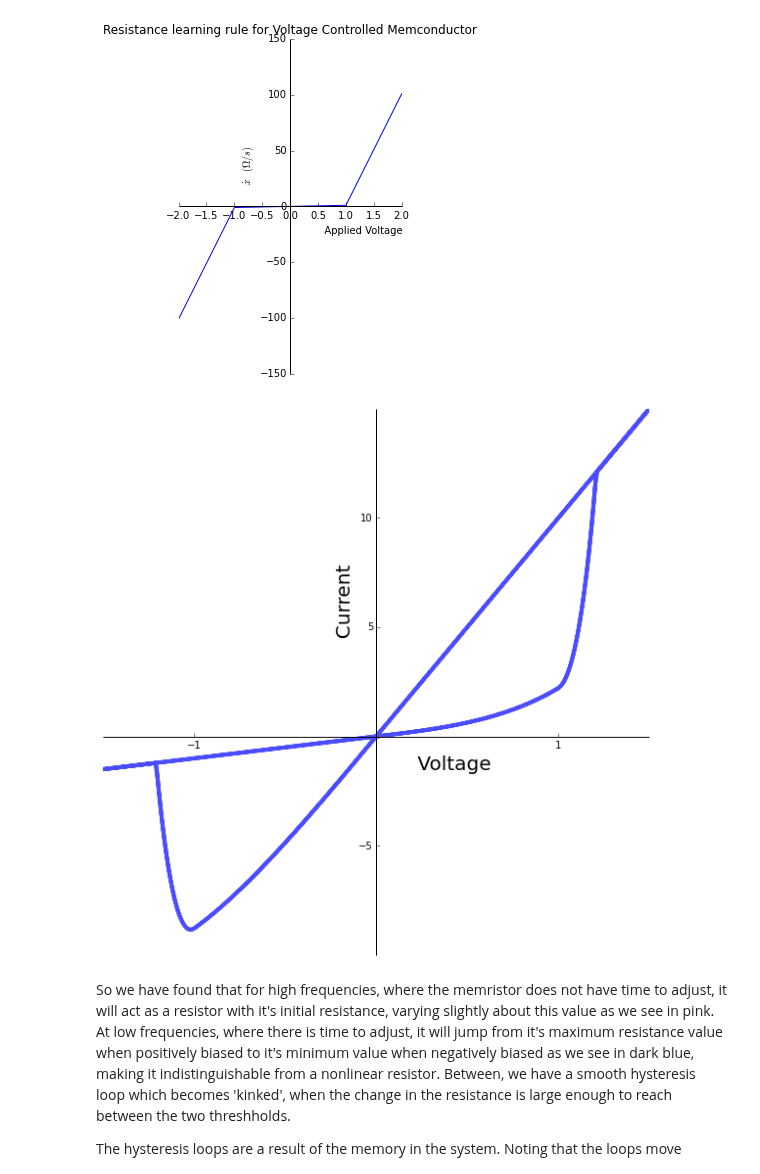
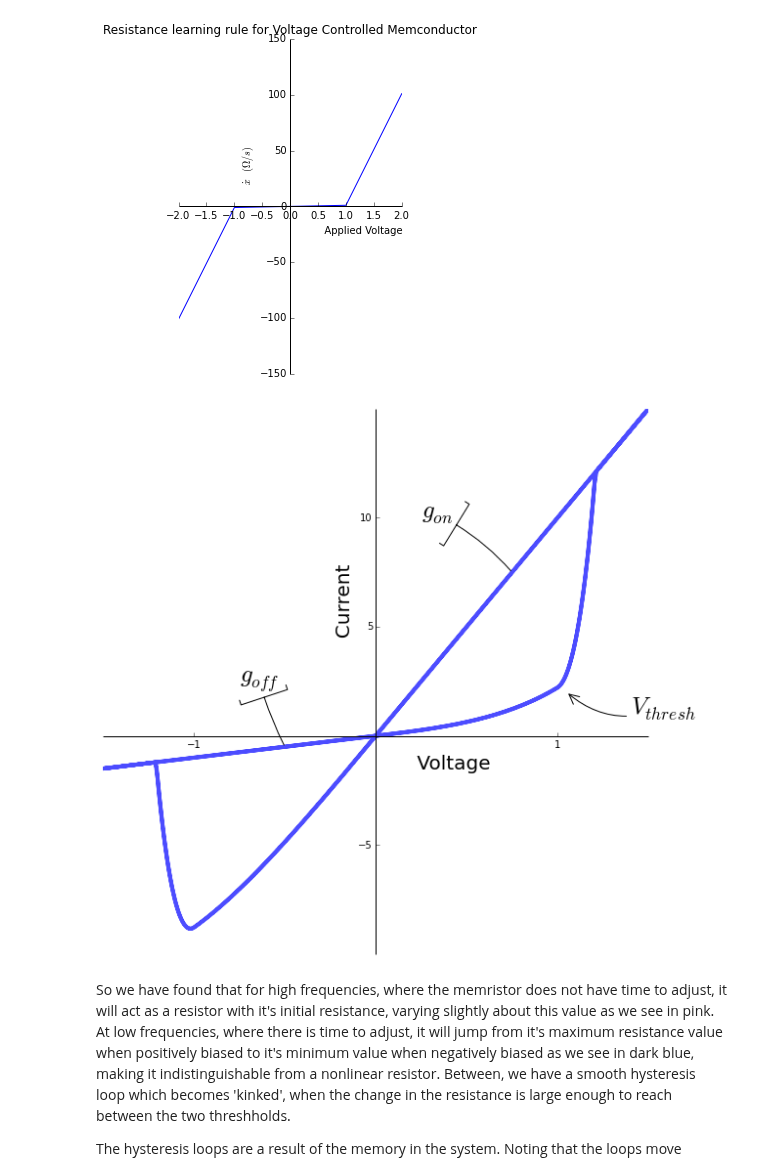
Before and after one commit to forrestsheldon/memNets, a Jupyter notebook: Memory_Devices.ipynb, the cells around one changed output. Saved outputs shown, nothing was run; the diff lists cells and outputs as text; code cells hidden in the pictures.

Commit message:
Working on figures for the presentation

```diff
--- a/Memory_Devices.ipynb
+++ b/Memory_Devices.ipynb
@@ -268,34 +268,49 @@ fig, ax = plt.subplots(figsize=(10,10))
 
 freq = 0.05
 def voltage(t):
     return 1.5 * np.sin(2 * np.pi * freq * t)
 
 t = np.linspace(0, 2 / freq, 1000)
 
 x = integrate_VC_memR(GisX, vc_memG_xdot, voltage, t, np.array([1,]), np.array([1,]),  np.array([10,]))
 # make sure to flatten x if we have only one internal variable
 G = map(GisX, x.flatten(), voltage(t), t)
 I = G * voltage(t)
 
 ax.plot(voltage(t), I, label='f='+str(freq), lw=4, alpha=0.7)
 
 ax.spines['right'].set_color('none')
 ax.spines['top'].set_color('none')
 
 ax.xaxis.set_ticks_position('bottom')
 ax.spines['bottom'].set_position(('data',0)) # set position of x spine to x=0
 
 ax.yaxis.set_ticks_position('left')
 ax.spines['left'].set_position(('data',0))   # set position of y spine to y=0
 
 ax.set_xlabel("                         Voltage", fontsize=20)
 ax.set_ylabel("                          Current", fontsize=20)
 
 ax.set_xticks([-1, 1])
 ax.set_yticks([-5, 5, 10])
 fig.savefig(filename='Advancement_presentation/hysteresis.png')
+ax.annotate(r'$g_{on}$', xy=(0.75, 7.5), xycoords='data',
+            xytext=(0.25, 10), textcoords='data', fontsize=25,
+            arrowprops=dict(arrowstyle="]-", connectionstyle='arc3,rad=-0.1'))
+
+fig.savefig(filename='Advancement_presentation/hysteresis_on.png')
+ax.annotate(r'$g_{off}$', xy=(-0.5, -0.5), xycoords='data',
+            xytext=(-0.75, 2.5), textcoords='data', fontsize=25,
+            arrowprops=dict(arrowstyle="]-", connectionstyle='arc3,rad=0.05'))
+
+fig.savefig(filename='Advancement_presentation/hysteresis_off.png')
+ax.annotate(r'$V_{thresh}$', xy=(1.05, 2), xycoords='data',
+            xytext=(1.4, 1), textcoords='data', fontsize=25,
+            arrowprops=dict(arrowstyle="->", connectionstyle='arc3,rad=-0.3'))
+
+fig.savefig(filename='Advancement_presentation/hysteresis_thresh.png')
 # %% [output]
-[figure, old version]
+[figure, new version]
 # %% [markdown]
 So we have found that for high frequencies, where the memristor does not have time to adjust, it will act as a resistor
 with it's initial resistance, varying slightly about this value as we see in pink. At low frequencies, where there is time to adjust, it will jump from it's maximum resistance value when positively biased to it's minimum value when negatively biased as we see in dark blue, making it indistinguishable from a nonlinear resistor. Between, we have a smooth hysteresis loop which becomes 'kinked', when the change in the resistance is large enough to reach between the two threshholds.
```
Also changed, not shown: 7 other files.
